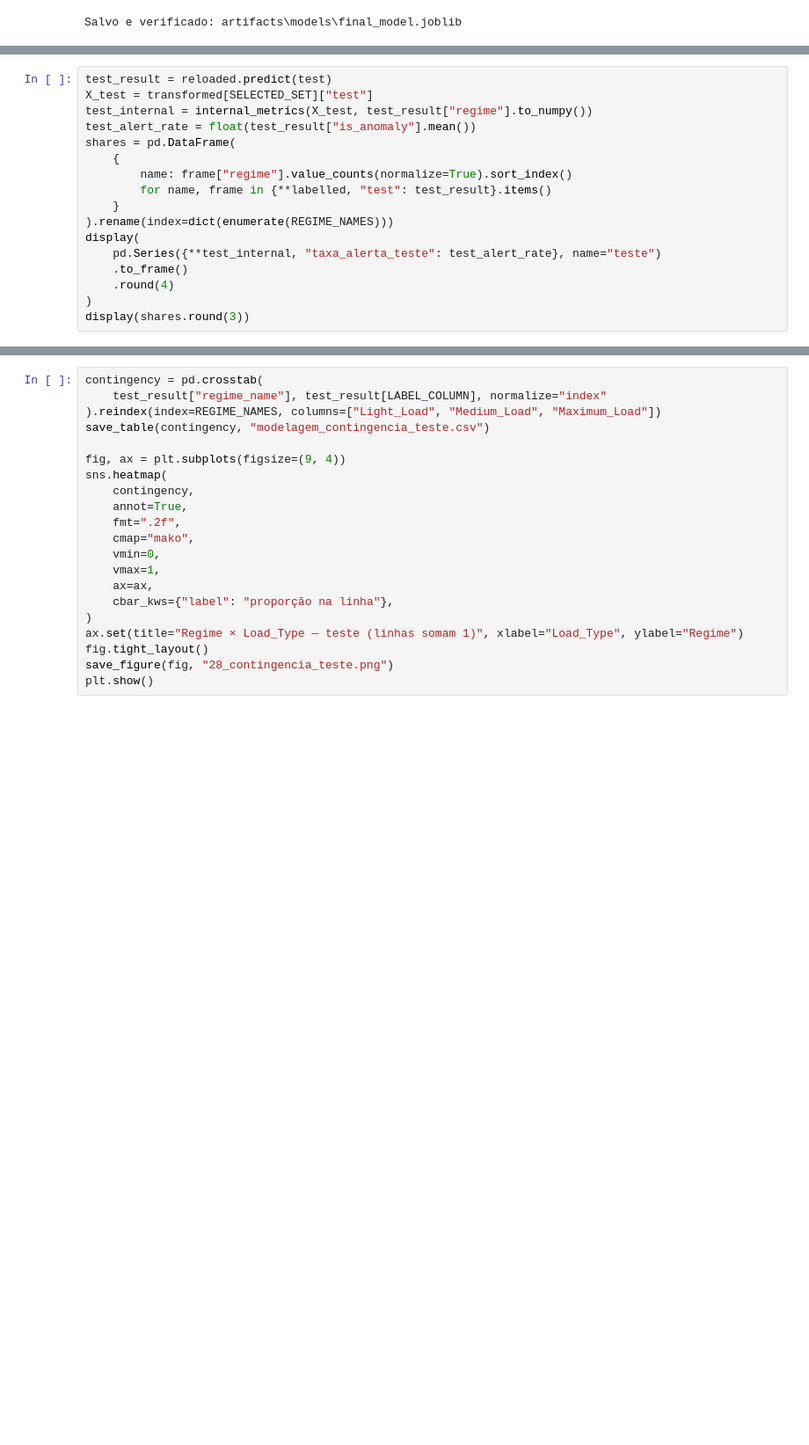
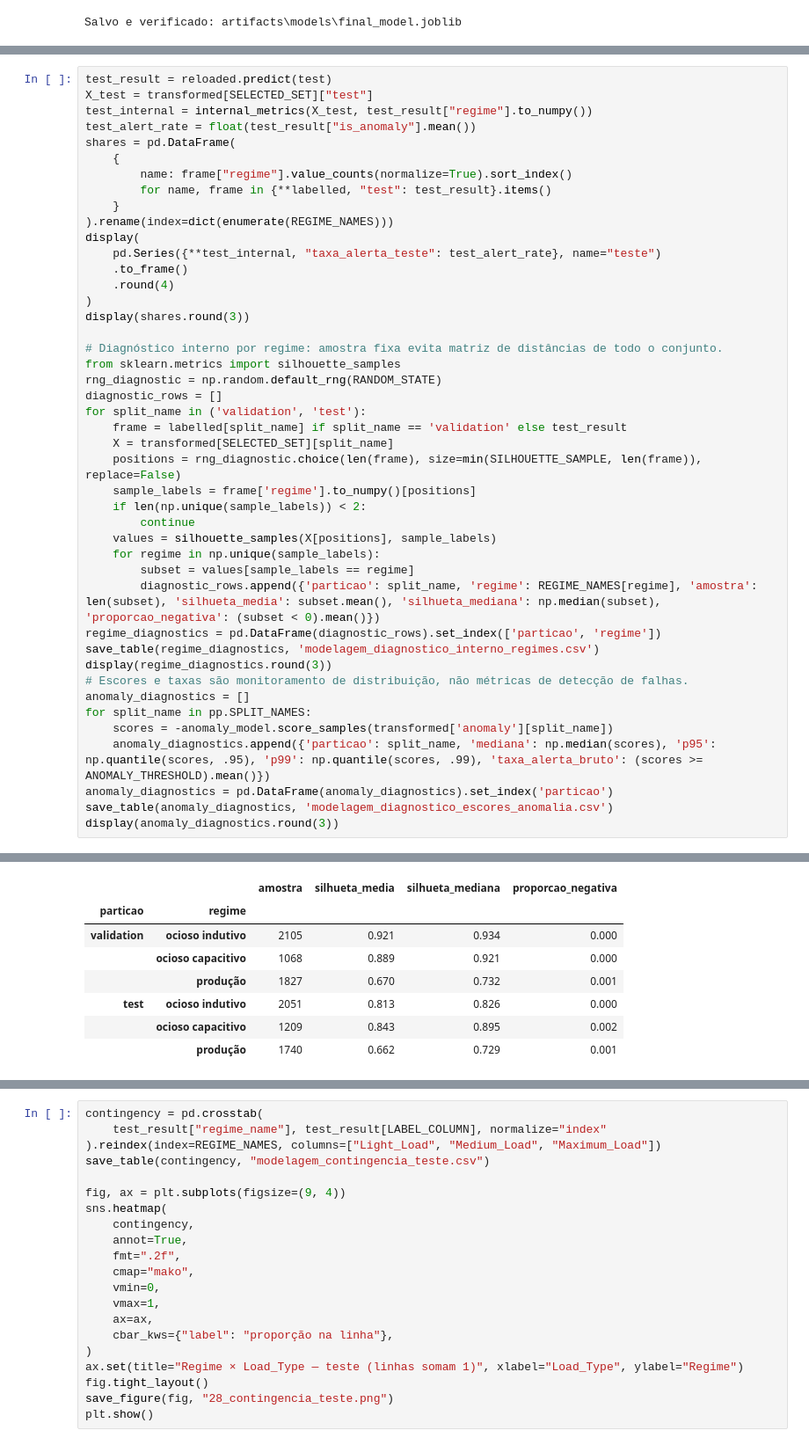
Before and after one commit to MBA-Data-Science-Unifor/Regime-Anomaly-Unsupervisioned, a Jupyter notebook: artifacts/notebooks/03_Modeling.ipynb, the cells around one changed output, grey strips where cells are left out. Shown at 88% size. Saved outputs shown, nothing was run; the diff lists cells and outputs as text; blank space fills up the shorter version.

```diff
--- a/artifacts/notebooks/03_Modeling.ipynb
+++ b/artifacts/notebooks/03_Modeling.ipynb
@@ -527,29 +527,64 @@ Primeira e única leitura do período nov–dez.
 # %%
 test_result = reloaded.predict(test)
 X_test = transformed[SELECTED_SET]["test"]
 test_internal = internal_metrics(X_test, test_result["regime"].to_numpy())
 test_alert_rate = float(test_result["is_anomaly"].mean())
 shares = pd.DataFrame(
     {
         name: frame["regime"].value_counts(normalize=True).sort_index()
         for name, frame in {**labelled, "test": test_result}.items()
     }
 ).rename(index=dict(enumerate(REGIME_NAMES)))
 display(
     pd.Series({**test_internal, "taxa_alerta_teste": test_alert_rate}, name="teste")
     .to_frame()
     .round(4)
 )
 display(shares.round(3))
+
+# Diagnóstico interno por regime: amostra fixa evita matriz de distâncias de todo o conjunto.
+from sklearn.metrics import silhouette_samples
+rng_diagnostic = np.random.default_rng(RANDOM_STATE)
+diagnostic_rows = []
+for split_name in ('validation', 'test'):
+    frame = labelled[split_name] if split_name == 'validation' else test_result
+    X = transformed[SELECTED_SET][split_name]
+    positions = rng_diagnostic.choice(len(frame), size=min(SILHOUETTE_SAMPLE, len(frame)), replace=False)
+    sample_labels = frame['regime'].to_numpy()[positions]
+    if len(np.unique(sample_labels)) < 2:
+        continue
+    values = silhouette_samples(X[positions], sample_labels)
+    for regime in np.unique(sample_labels):
+        subset = values[sample_labels == regime]
+        diagnostic_rows.append({'particao': split_name, 'regime': REGIME_NAMES[regime], 'amostra': len(subset), 'silhueta_media': subset.mean(), 'silhueta_mediana': np.median(subset), 'proporcao_negativa': (subset < 0).mean()})
+regime_diagnostics = pd.DataFrame(diagnostic_rows).set_index(['particao', 'regime'])
+save_table(regime_diagnostics, 'modelagem_diagnostico_interno_regimes.csv')
+display(regime_diagnostics.round(3))
+# Escores e taxas são monitoramento de distribuição, não métricas de detecção de falhas.
+anomaly_diagnostics = []
+for split_name in pp.SPLIT_NAMES:
+    scores = -anomaly_model.score_samples(transformed['anomaly'][split_name])
+    anomaly_diagnostics.append({'particao': split_name, 'mediana': np.median(scores), 'p95': np.quantile(scores, .95), 'p99': np.quantile(scores, .99), 'taxa_alerta_bruto': (scores >= ANOMALY_THRESHOLD).mean()})
+anomaly_diagnostics = pd.DataFrame(anomaly_diagnostics).set_index('particao')
+save_table(anomaly_diagnostics, 'modelagem_diagnostico_escores_anomalia.csv')
+display(anomaly_diagnostics.round(3))
 # %% [output]
 |  | teste |
 | silhouette | 0.7677 |
 | davies_bouldin | 0.3318 |
 | calinski_harabasz | 33544.0817 |
 | menor_grupo | 0.2433 |
 | taxa_alerta_teste | 0.0084 |
 |  | train | validation | test |
 | regime |  |  |  |
 | ocioso indutivo | 0.380 | 0.420 | 0.412 |
 | ocioso capacitivo | 0.237 | 0.213 | 0.243 |
 | produção | 0.383 | 0.366 | 0.344 |
+|  |  | amostra | silhueta_media | silhueta_mediana | proporcao_negativa |
+| particao | regime |  |  |  |  |
+| validation | ocioso indutivo | 2105 | 0.921 | 0.934 | 0.000 |
+|  | ocioso capacitivo | 1068 | 0.889 | 0.921 | 0.000 |
+|  | produção | 1827 | 0.670 | 0.732 | 0.001 |
+| test | ocioso indutivo | 2051 | 0.813 | 0.826 | 0.000 |
+|  | ocioso capacitivo | 1209 | 0.843 | 0.895 | 0.002 |
+|  | produção | 1740 | 0.662 | 0.729 | 0.001 |
```
Also changed, not shown: parts of 13 cells of this notebook, 3 other files.
